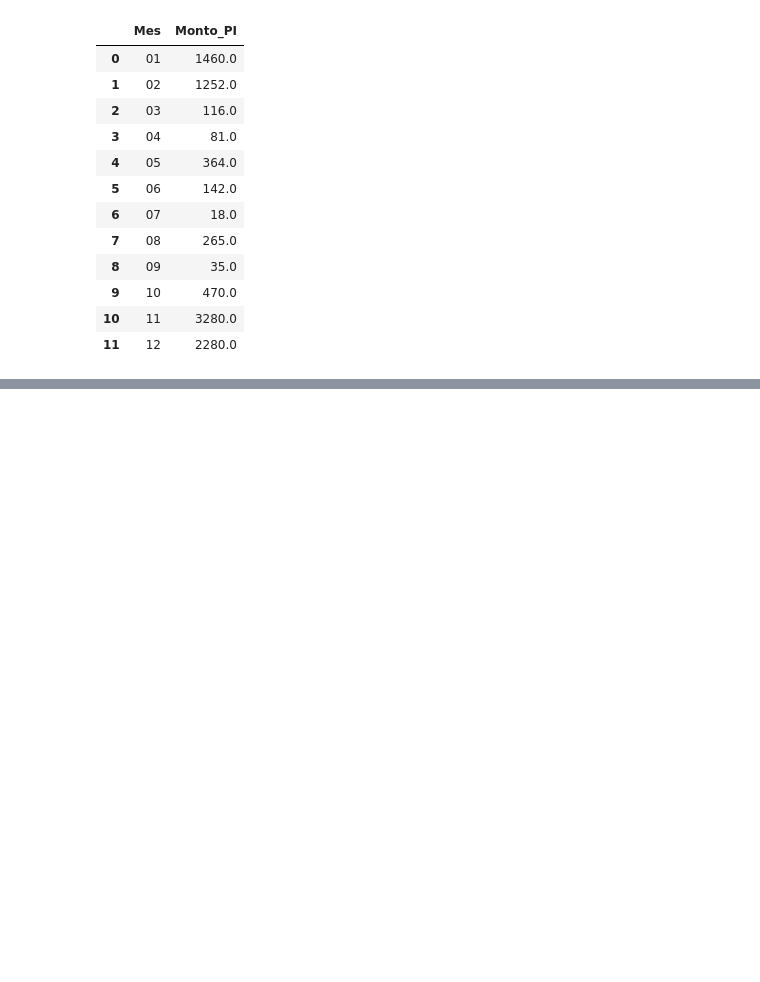
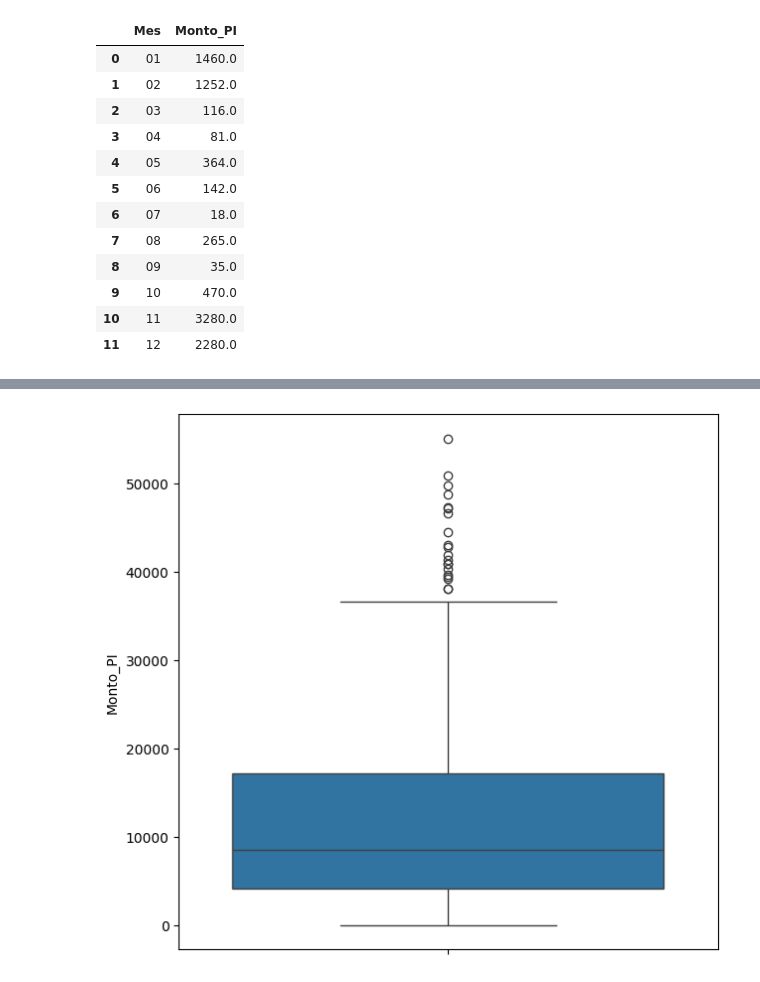
Before and after one commit to LeandroMujicaBI/Proyectos-24, a Jupyter notebook: Prueba3.ipynb, the cells around one changed output, grey strips where cells are left out. Drawn from its saved outputs; the diff is of its cells as text; code cells hidden in the pictures; blank space fills up the shorter version.

```diff
--- a/Prueba3.ipynb
+++ b/Prueba3.ipynb
@@ -134,0 +291,6 @@ comparacion_final
+# %%
+fig = plt.figure(figsize=(7,7))
+sns.boxplot(y=agrupado['Monto_PI'])
+plt.show()
+# %% [output]
+[figure, added]
```
Also changed, not shown: parts of 18 cells of this notebook.
